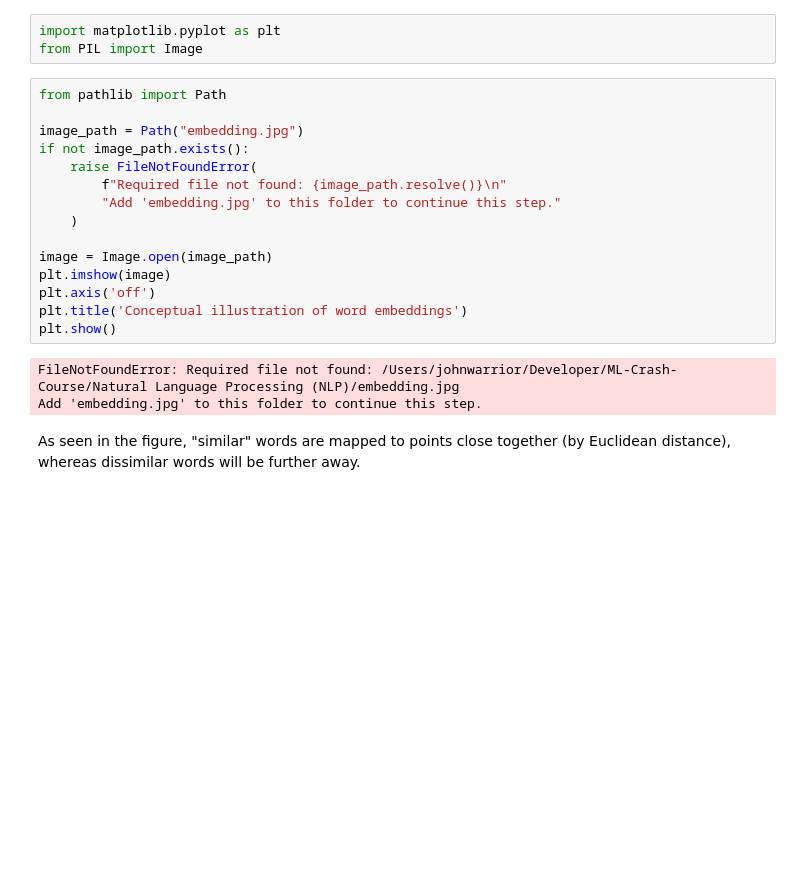
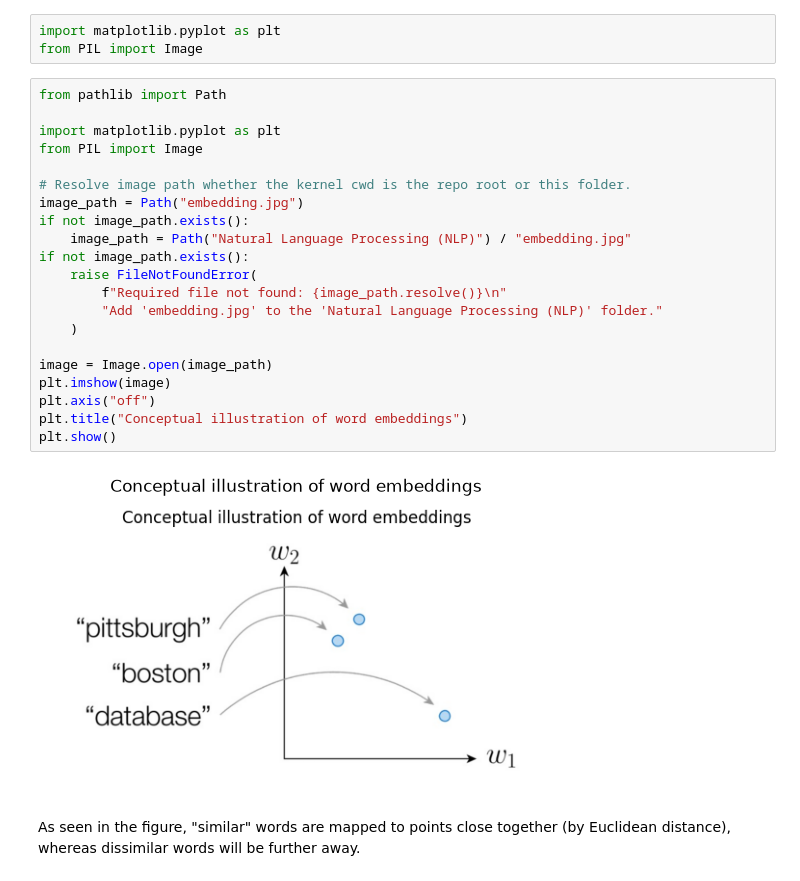
Before and after one commit to ingjohnguerrero/ML-Crash-Course, a Jupyter notebook: Natural Language Processing (NLP)/Sprint_12_NLP.ipynb, the cells around one changed output. Cells and saved outputs as stored; diff of their text form; blank space fills up the shorter version.

```diff
--- a/Natural Language Processing (NLP)/Sprint_12_NLP.ipynb
+++ b/Natural Language Processing (NLP)/Sprint_12_NLP.ipynb
@@ -599,21 +599,26 @@ from PIL import Image
 # %%
 from pathlib import Path
 
+import matplotlib.pyplot as plt
+from PIL import Image
+
+# Resolve image path whether the kernel cwd is the repo root or this folder.
 image_path = Path("embedding.jpg")
+if not image_path.exists():
+    image_path = Path("Natural Language Processing (NLP)") / "embedding.jpg"
 if not image_path.exists():
     raise FileNotFoundError(
         f"Required file not found: {image_path.resolve()}\n"
-        "Add 'embedding.jpg' to this folder to continue this step."
+        "Add 'embedding.jpg' to the 'Natural Language Processing (NLP)' folder."
     )
 
 image = Image.open(image_path)
 plt.imshow(image)
-plt.axis('off')
-plt.title('Conceptual illustration of word embeddings')
+plt.axis("off")
+plt.title("Conceptual illustration of word embeddings")
 plt.show()
 # %% [output]
-FileNotFoundError: Required file not found: /Users/johnwarrior/Developer/ML-Crash-Course/Natural Language Processing (NLP)/embedding.jpg
-Add 'embedding.jpg' to this folder to continue this step.
+[figure, added]
 # %% [markdown]
 
 As seen in the figure, "similar" words are mapped to points close together (by Euclidean distance), whereas dissimilar words will be further away.
```
Also changed, not shown: parts of 9 cells of this notebook, 6 other files.
